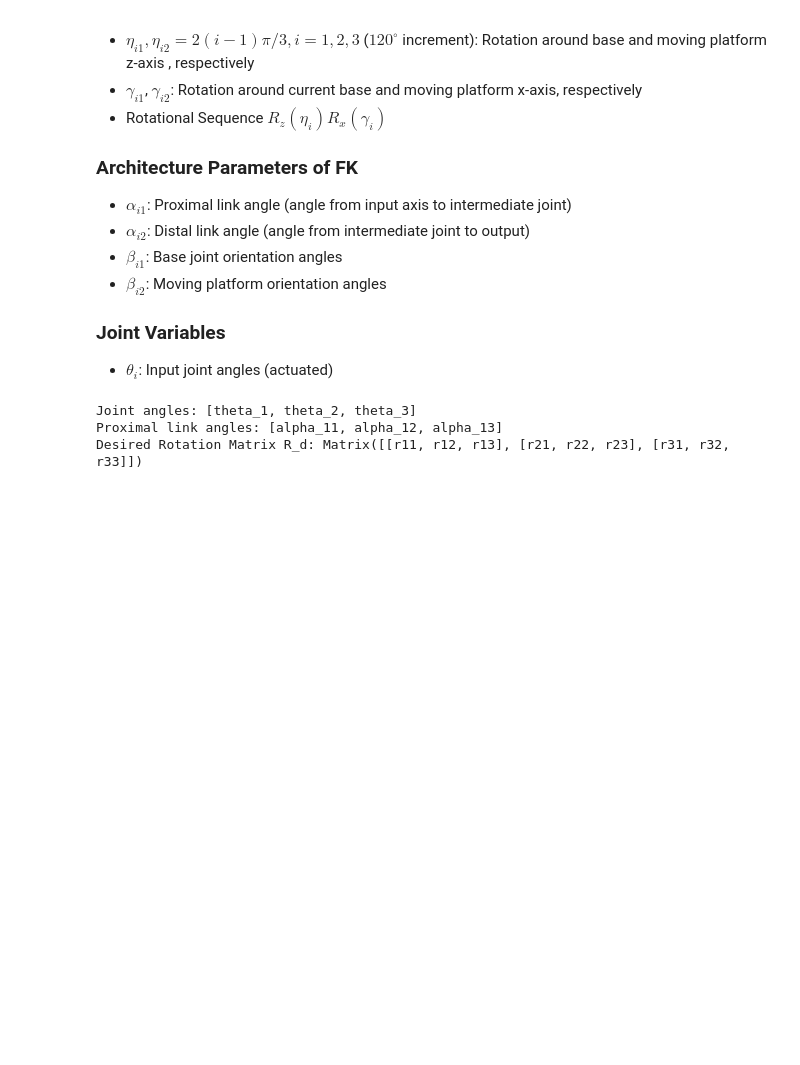
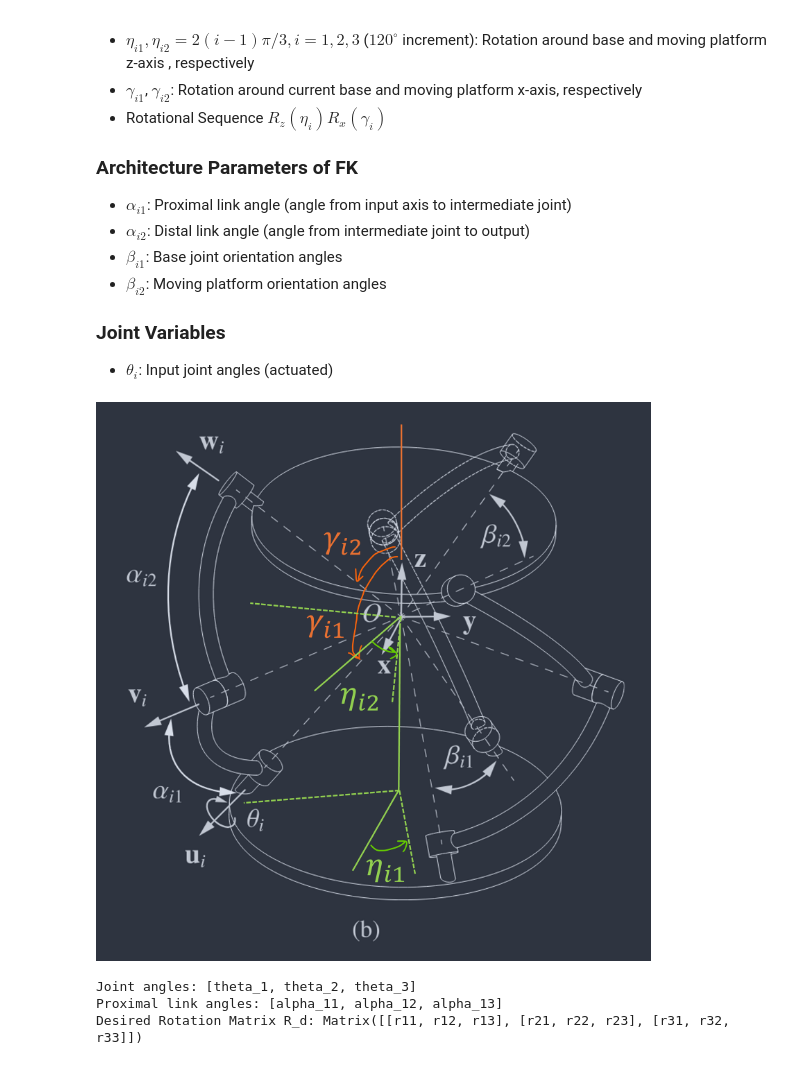
Before and after one commit to ChawinOph/spm-mechanics, a Jupyter notebook: notebooks/spm_kinematics.ipynb, the cells around one changed output. Drawn from its saved outputs; the diff is of its cells as text; code cells hidden in the pictures; blank space fills up the shorter version.

```diff
--- a/notebooks/spm_kinematics.ipynb
+++ b/notebooks/spm_kinematics.ipynb
@@ -51,6 +57,10 @@ NumPy version: 1.24.2
 
 ### Joint Variables
 - $\theta_i$: Input joint angles (actuated)
+# %%
+Image(filename='3RRR_spm_kinematic_diagram_annotated.png')
+# %% [output]
+[figure, added]
 # %%
 # Platform parameters (symbolic)
 # Base platform
```
Also changed, not shown: parts of 7 cells of this notebook.
